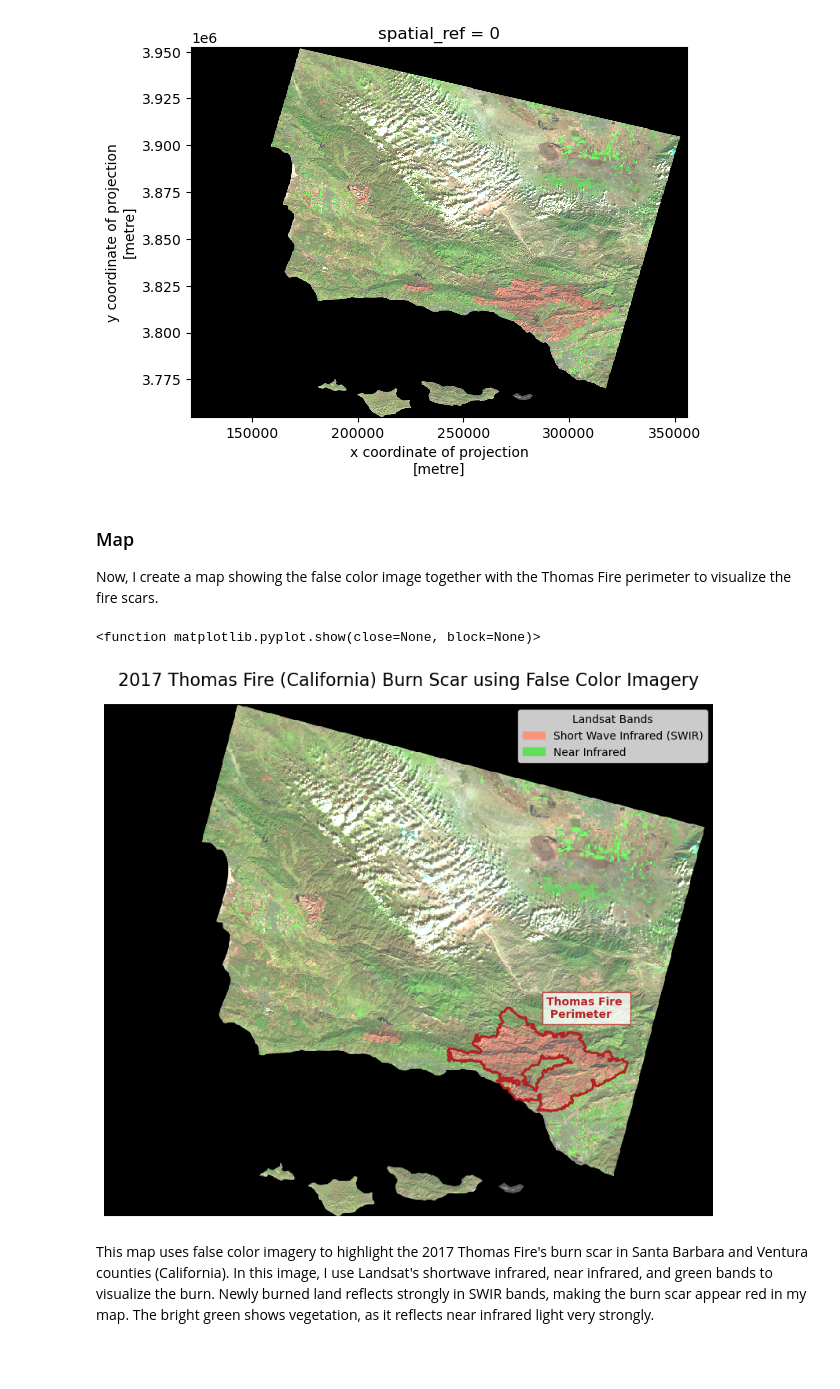
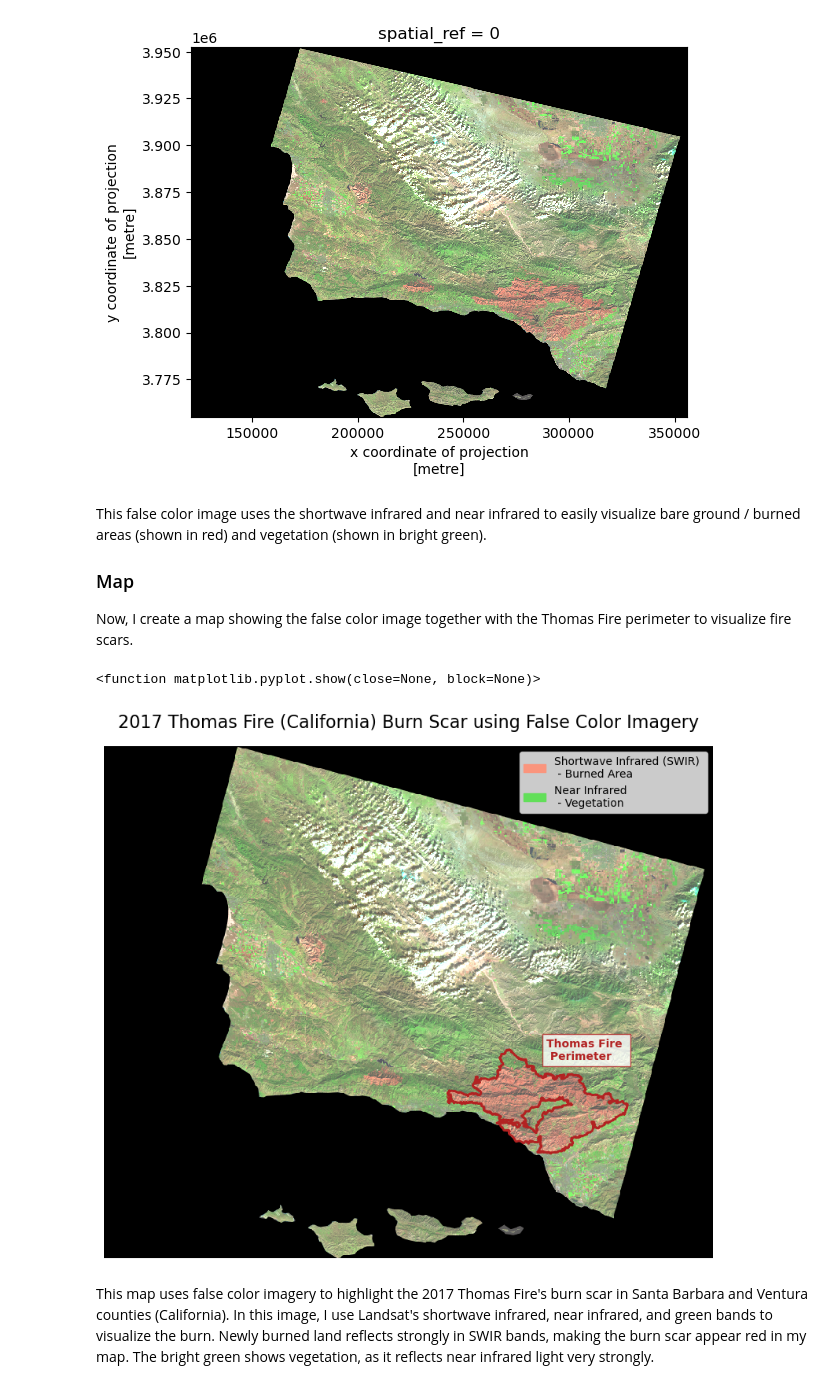
Before and after one commit to marinakochuten/eds220-hwk4, a Jupyter notebook: hwk4-task2-false-color-kochuten.ipynb, the cells around one changed output. Cells and saved outputs as stored; diff of their text form; code cells hidden in the pictures; blank space fills up the shorter version.

```diff
--- a/hwk4-task2-false-color-kochuten.ipynb
+++ b/hwk4-task2-false-color-kochuten.ipynb
@@ -128,9 +130,11 @@ landsat[['swir22', 'nir08', 'red']].to_array().plot.imshow(robust = True)
 <matplotlib.image.AxesImage at 0x...>
 [figure]
 # %% [markdown]
+This false color image uses the shortwave infrared and near infrared to easily visualize bare ground / burned areas (shown in red) and vegetation (shown in bright green).
+
 ### Map
 
-Now, I create a map showing the false color image together with the Thomas Fire perimeter to visualize the fire scars.
+Now, I create a map showing the false color image together with the Thomas Fire perimeter to visualize fire scars.
 # %%
 # Before the two spatial objects can interact, I need to match the CRSs
 thomas_boundary = thomas_boundary.to_crs(landsat.rio.crs)
@@ -148,37 +152,36 @@ ax.axis('off')
 # Plot false color image
 landsat[['swir22', 'nir08', 'red']].to_array().plot.imshow(robust = True, ax=ax, zorder=1)
 
 # Create custom legend items for false color image bands
-legend_swir = mpatches.Patch(color = "#FA957D", label = 'Short Wave Infrared (SWIR)')
-legend_nir = mpatches.Patch(color = "#62DF59", label = 'Near Infrared')
+legend_swir = mpatches.Patch(color = "#FA957D", label = 'Shortwave Infrared (SWIR) \n - Burned Area')
+legend_nir = mpatches.Patch(color = "#62DF59", label = 'Near Infrared \n - Vegetation')
 
 # Plot legend
-ax.legend(handles=[legend_swir, legend_nir], loc = 'upper right', title = 'Landsat Bands')
+ax.legend(handles=[legend_swir, legend_nir], loc = 'upper right', fontsize = 10)
 
 # Plot Thomas Fire perimeter
 thomas_boundary.plot(ax=ax,
                     edgecolor = 'firebrick',
                     color = 'none',
                     linewidth = 2,
                     zorder=2,
                     legend = True)
 
 # Add fire perimeter label
 ax.text(x = 291870, y = 3831700,         # Position coordinates
         s = "Thomas Fire \n Perimeter",  # Label text
         fontsize=10,
         weight = 'bold',
         color = 'firebrick',
        bbox=dict(facecolor='white', edgecolor='firebrick', alpha=0.8, pad=4))   # Box behind text for visibility
 
 # Title for the plot
 ax.set_title('2017 Thomas Fire (California) Burn Scar using False Color Imagery', fontsize = 16)
 
-
 # Display the plot
 plt.show
 # %% [output]
 <function matplotlib.pyplot.show(close=None, block=None)>
-[figure, old version]
+[figure, new version]
 # %% [markdown]
 This map uses false color imagery to highlight the 2017 Thomas Fire's burn scar in Santa Barbara and Ventura counties (California). In this image, I use Landsat's shortwave infrared, near infrared, and green bands to visualize the burn. Newly burned land reflects strongly in SWIR bands, making the burn scar appear red in my map. The bright green shows vegetation, as it reflects near infrared light very strongly.
```
Also changed, not shown: parts of 5 cells of this notebook.
